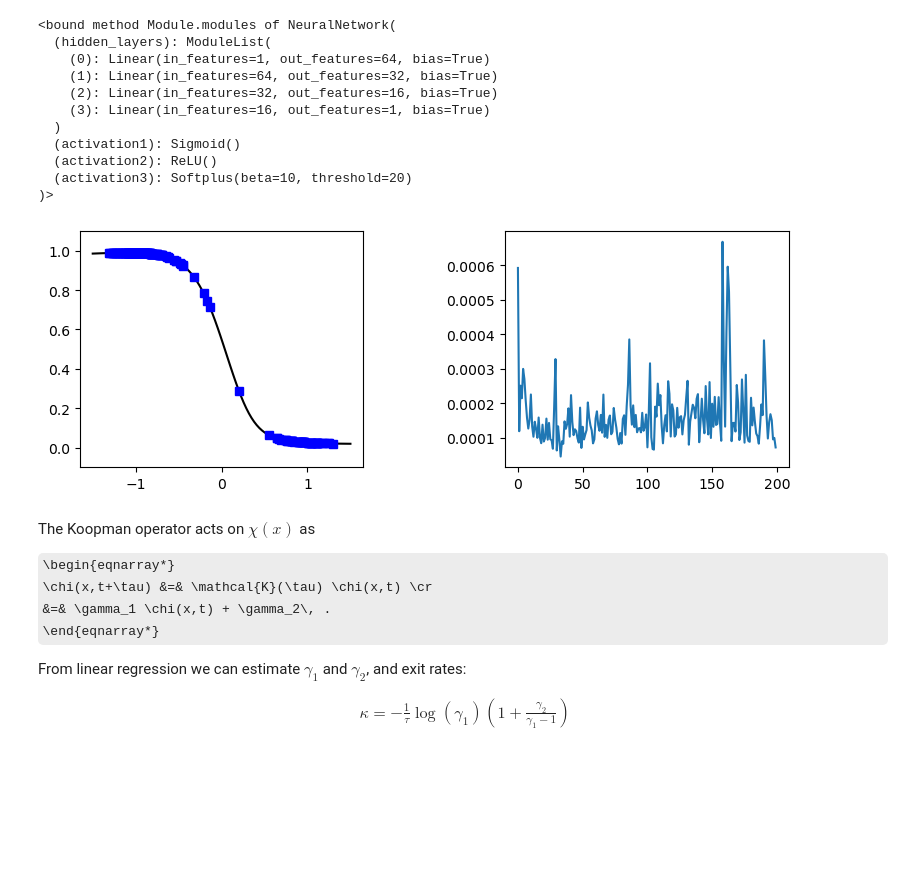
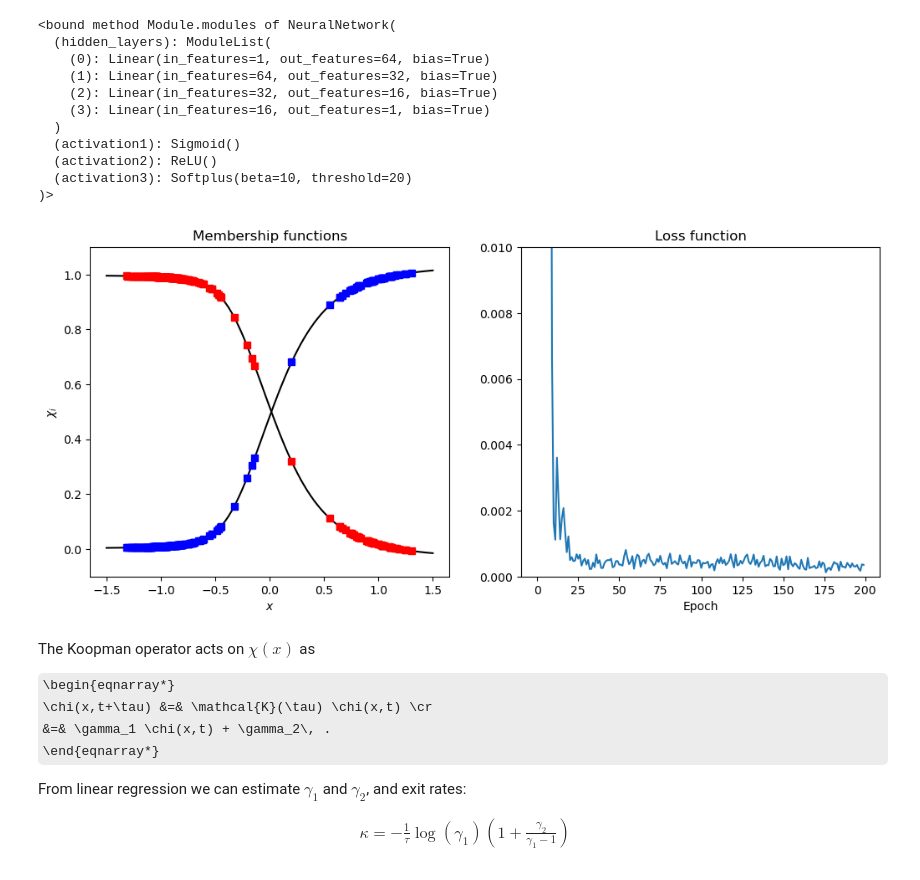
Before and after one commit to donatiluca/Hackathon, a Jupyter notebook: Exercise_2/Exercise_2_solution.ipynb, the cells around one changed output. Drawn from its saved outputs; the diff is of its cells as text; code cells hidden in the pictures; some formulas as TeX source; blank space fills up the shorter version.

```diff
--- a/Exercise_2/Exercise_2_solution.ipynb
+++ b/Exercise_2/Exercise_2_solution.ipynb
@@ -210,7 +210,7 @@ f_NN = NeuralNetwork( Nodes = np.array([1, 64, 32, 16, 1]), enforce_positive = 1
 #f_NN = NeuralNetwork3()
 print(f_NN.modules)
 
-Niters = 10
+Niters = 1
 
 for i in tqdm(range(Niters)):
 
@@ -237,23 +237,33 @@ chi   = f_NN(pt_x0).detach().numpy()
 # %%
 pt_x = pt.tensor(x, dtype=pt.float32).unsqueeze(1)
 y    = f_NN(pt_x).detach().numpy()
 
 
-fig = plt.figure(figsize=(18*in2cm, 6*in2cm))
+fig = plt.figure(figsize=(24*in2cm, 10*in2cm))
 
 ax = fig.add_subplot(1, 2, 1)
 ax.plot(x, y, 'k')
+ax.plot(x,1- y, 'k')
+
 ax.plot(x0, chi,   'sb')
+ax.plot(x0, 1-chi,   'sr')
+
+ax.set_xlabel(r'$x$')
+ax.set_ylabel(r'$\chi_i$')
+ax.set_title('Membership functions')
+
 ax.set_ylim(-0.1,1.1);
 
 ax = fig.add_subplot(1, 2, 2)
 ax.plot(loss1)
+ax.set_xlabel('Epoch')
+ax.set_title('Loss function')
+ax.set_ylim(0,0.01)
 
-
-plt.subplots_adjust(left=0, bottom=0, right=1, top=1, wspace=0.5, hspace=0.5)
-#fig.savefig('par5_1.png', format='png', dpi=900, bbox_inches='tight')
+plt.subplots_adjust(left=0, bottom=0, right=1, top=1, wspace=0.2, hspace=0.5)
+fig.savefig('chi_1D.png', format='png', dpi=900, bbox_inches='tight')
 # %% [output]
-[figure, old version]
+[figure, new version]
 # %% [markdown]
 The Koopman operator acts on $\chi(x)$ as
 
```
Also changed, not shown: parts of 1 cell of this notebook, 3 other files.
